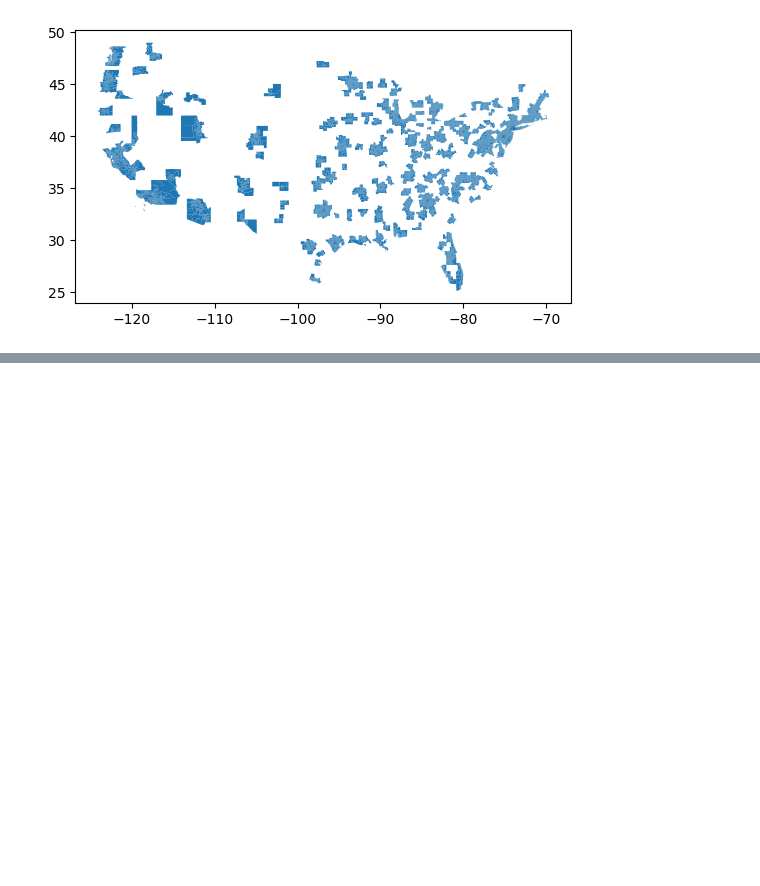
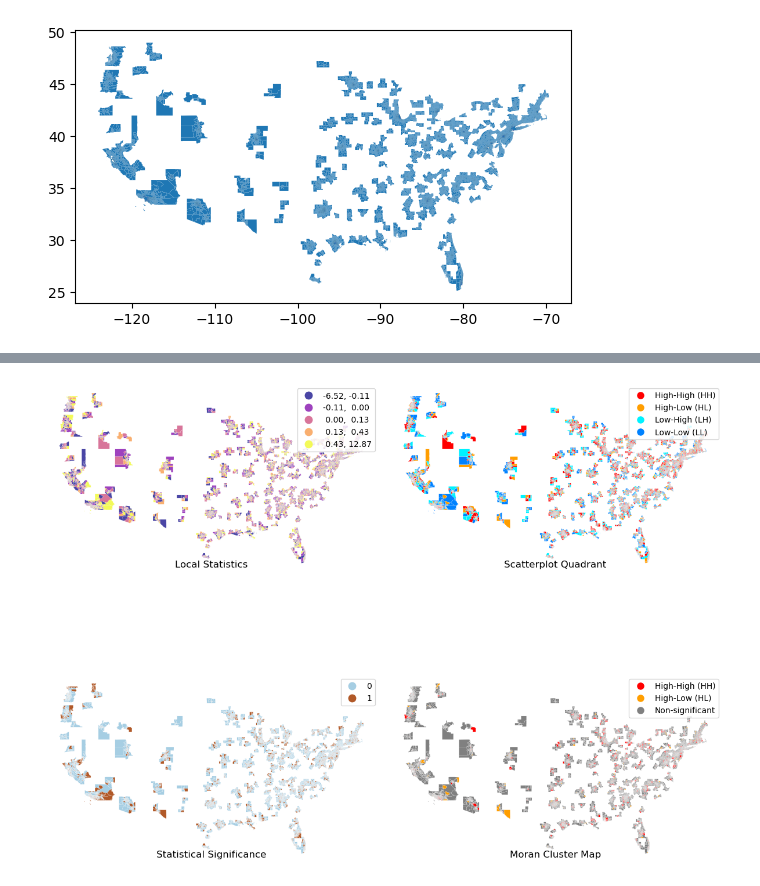
Before and after one commit to HOUPU1993/Polymetric-and-Monometric-analysis, a Jupyter notebook: Polymetric and Monometric analysis.ipynb, the cells around one changed output, grey strips where cells are left out. Cells and saved outputs as stored; diff of their text form; code cells hidden in the pictures; blank space fills up the shorter version.

```diff
--- a/Polymetric and Monometric analysis.ipynb
+++ b/Polymetric and Monometric analysis.ipynb
@@ -180,0 +348,100 @@ msa_us_merge.plot()
+# %%
+# Set up figure and axes
+f, axs = plt.subplots(nrows=2, ncols=2, figsize=(12, 12))
+# Make the axes accessible with single indexing
+axs = axs.flatten()
+
+# Subplot 1 #
+# Choropleth of local statistics
+lisa_results_emp.plot(
+    column="LISA",
+    cmap="plasma",
+    scheme="quantiles",
+    k=5,
+    edgecolor="white",
+    linewidth=0.1,
+    alpha=0.75,
+    legend=True,
+    ax=axs[0],
+)
+
+# Subplot 2 #
+# Quadrant categories
+quadrant_cmap = {
+    1: '#FF0000',    # HH
+    2: '#00F2FF',   # LH
+    3: '#0082FF',  # LL
+    4: '#FF9E00'  # HL
+}
+
+# Apply the colormap to the LISA_q column
+lisa_results_emp['quadrant_color'] = lisa_results_emp['LISA_q'].map(quadrant_cmap)
+
+# Create a custom legend
+quadrant_handles = [plt.Line2D([0], [0], marker='o', color='w', markerfacecolor=quadrant_cmap[i], markersize=10, label=label)
+                    for i, label in zip([1, 4, 2, 3], ['High-High (HH)', 'High-Low (HL)', 'Low-High (LH)','Low-Low (LL)'])]
+
+lisa_results_emp.plot(
+    color=lisa_results_emp['quadrant_color'],
+    linewidth=0.1,
+    edgecolor="white",
+    legend=False,
+    ax=axs[1],
+)
+axs[1].legend(handles=quadrant_handles)
+
+# Subplot 3 #
+# Significance map
+lisa_results_emp.plot(
+    column="sig",
+    categorical=True,
+    k=2,
+    cmap="Paired",
+    linewidth=0.1,
+    edgecolor="white",
+    legend=True,
+    ax=axs[2],
+)
+
+# Subplot 4 #
+# Cluster map
+cluster_colors = {0: 'grey', 1: '#FF0000', 4: '#FF9E00'}
+lisa_results_emp['cluster_color'] = np.where(
+    (lisa_results_emp['sig'] == 1) & (lisa_results_emp['LISA_q'].isin([1, 4])),
+    lisa_results_emp['LISA_q'].map(cluster_colors),
+    'grey'
+)
+
+# Create a custom legend for clusters
+cluster_handles = [plt.Line2D([0], [0], marker='o', color='w', markerfacecolor=cluster_colors[i], markersize=10, label=label)
+                   for i, label in zip([1, 4, 0], ['High-High (HH)', 'High-Low (HL)', 'Non-significant'])]
+
+lisa_results_emp.plot(
+    color=lisa_results_emp['cluster_color'],
+    linewidth=0.1,
+    edgecolor="white",
+    legend=False,
+    ax=axs[3],
+)
+axs[3].legend(handles=cluster_handles)
+
+# Figure styling #
+# Set title to each subplot
+for i, ax in enumerate(axs.flatten()):
+    ax.set_axis_off()
+    ax.set_title(
+        [
+            "Local Statistics",
+            "Scatterplot Quadrant",
+            "Statistical Significance",
+            "Moran Cluster Map",
+        ][i],
+        y=0,
+    )
+# Tight layout to minimise in-between white space
+f.tight_layout()
+
+# Display the figure
+plt.show()
+# %% [output]
+[figure, added]
```
Also changed, not shown: parts of 14 cells of this notebook.
